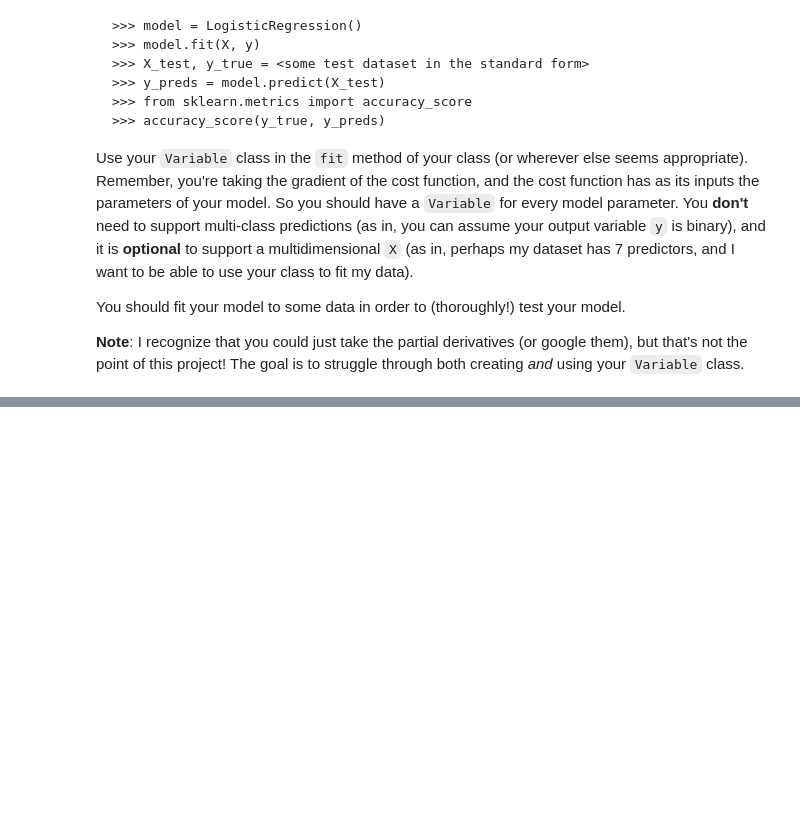
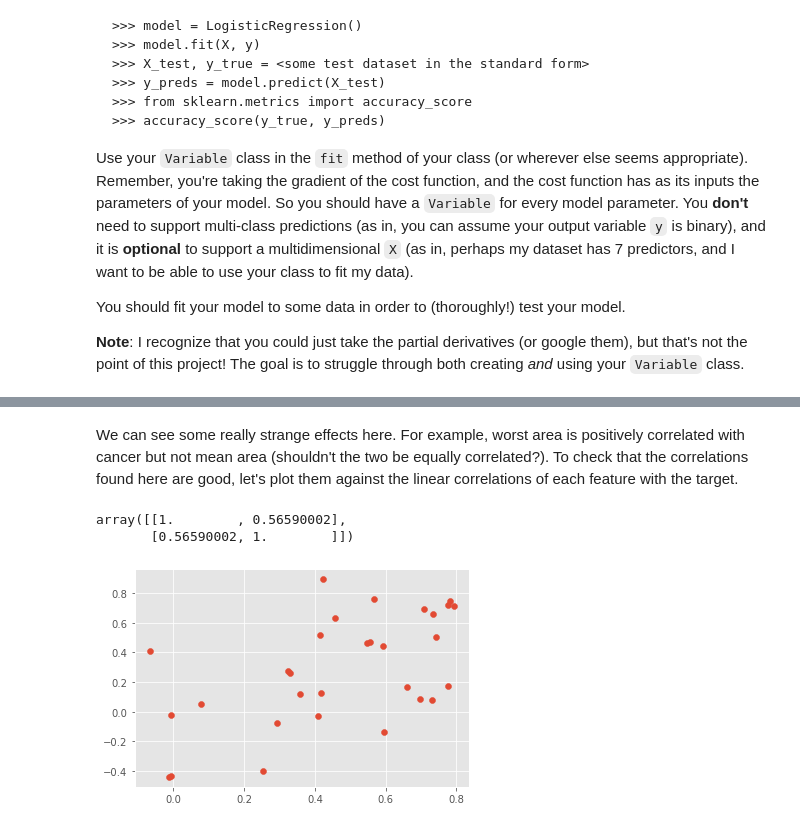
Before and after one commit to califyn/gradients-project, a Jupyter notebook: project_gradients.ipynb, the cells around one changed output, grey strips where cells are left out. Cells and saved outputs as stored; diff of their text form; code cells hidden in the pictures; blank space fills up the shorter version.

```diff
--- a/project_gradients.ipynb
+++ b/project_gradients.ipynb
@@ -353,0 +349,12 @@ ValueError: gradients can only be added to other gradients
+# %%
+x1 = Variable(expr=3)
+x2 = Variable(expr=0)
+x3 = Variable(expr=7)
+
+f = exp(x1 + x2 ** 2) + 3 * log(27 - x1 * x3 * x2)
+
+print("x2 is 0:", f(), f.grad[x1, x2, x3]())
+
+x2.set(1)
+
+print("x2 is 1:", f(), f.grad[x1, x2, x3]()) # it updates! & this is correct TODOTODO bug here
@@ -353,0 +364,7 @@ ValueError: gradients can only be added to other gradients
+# %%
+# it checks for circular definitions
+x = Variable()
+y = Variable()
+z = x + y
+
+x.set(z)
@@ -381,0 +566,11 @@ Now that you've got a `Variable` class that lets you build a model, and you've c
+# %% [markdown]
+We can see some really strange effects here.  For example, worst area is positively correlated with cancer but not mean area (shouldn't the two be equally correlated?).  To check that the correlations found here are good, let's plot them against the linear correlations of each feature with the target.
+# %%
+num_dims = data.data.shape[1]
+corrs = [np.corrcoef(data.target, data.data[:, i])[0][1] for i in range(num_dims)]
+plt.scatter(corrs, reg.weights())
+np.corrcoef(corrs, np.array(reg.weights()))
+# %% [output]
+array([[1.        , 0.56590002],
+       [0.56590002, 1.        ]])
+[figure, added]
```
Also changed, not shown: parts of 22 cells of this notebook, 1 other file.
